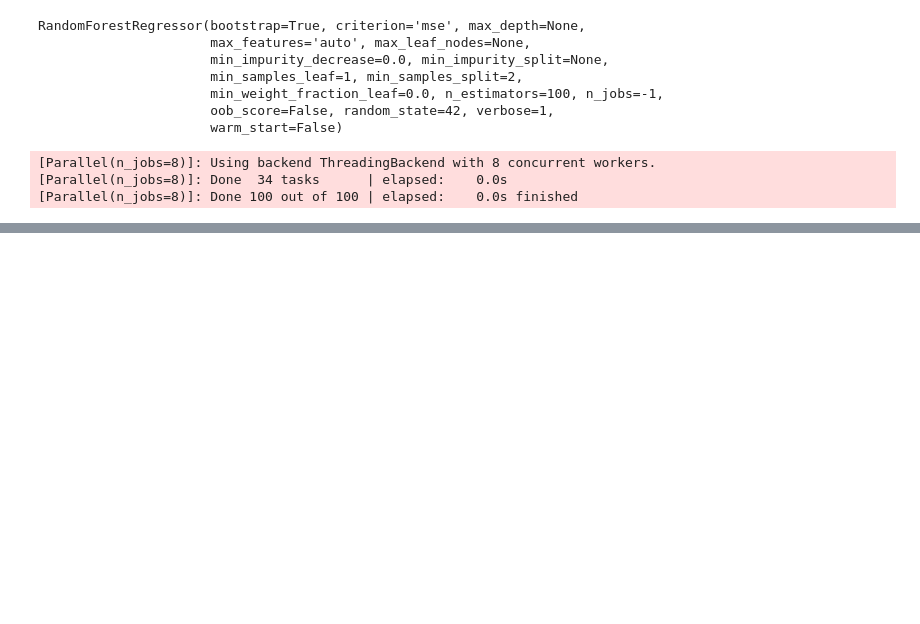
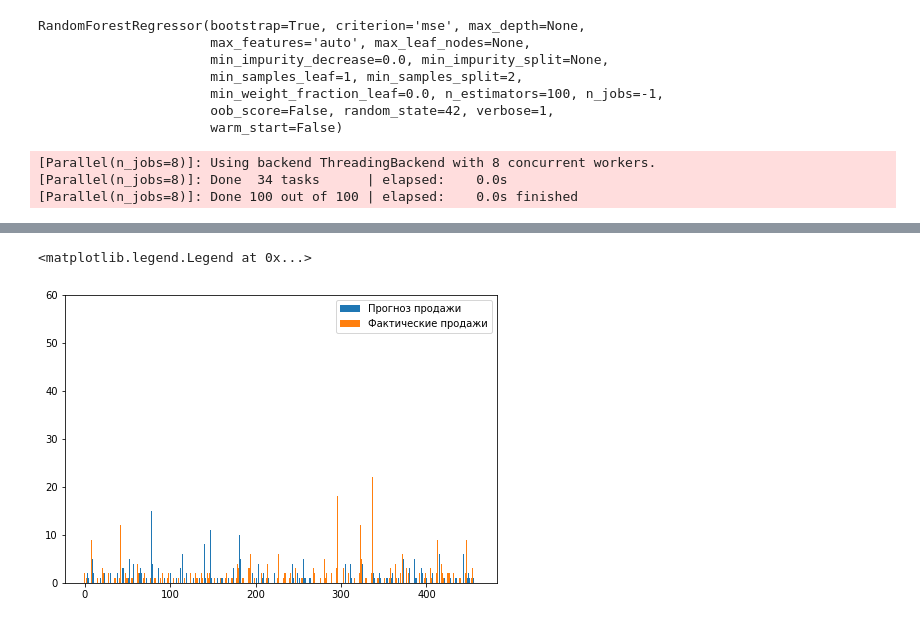
Before and after one commit to serg-shmill/project, a Jupyter notebook: molodechnomebel.ipynb, the cells around one changed output, grey strips where cells are left out. Saved outputs shown, nothing was run; the diff lists cells and outputs as text; code cells hidden in the pictures; blank space fills up the shorter version.

```diff
--- a/molodechnomebel.ipynb
+++ b/molodechnomebel.ipynb
@@ -285 +287,8 @@ pred
 460 rows × 2 columns
+# %%
+date = []
+for i in X_test.index:
+    date.append(df.loc[i, 'Дата конца месяца (месяц заказа)'])
+# %%
+pred = pd.concat([pred, pd.DataFrame(date)], axis=1)
+pred.columns = ['факт реализации', 'прогноз', 'date']
@@ -285,0 +304,12 @@ pred
+# %%
+fig = plt.figure()
+axes = fig.add_axes([0, 0, 1, 1])
+axes.set_ylim(0, 60)
+axes.bar(x = pred.index, height = pred['прогноз'],
+                width = 0.4, align = 'edge', label = 'Прогноз продажи')
+axes.bar(x = pred.index, height = pred['факт реализации'],
+                width = -0.4, align = 'edge', label = 'Фактические продажи')
+axes.legend(loc = 1)
+# %% [output]
+<matplotlib.legend.Legend at 0x...>
+[figure, added]
```
Also changed, not shown: parts of 14 cells of this notebook.
